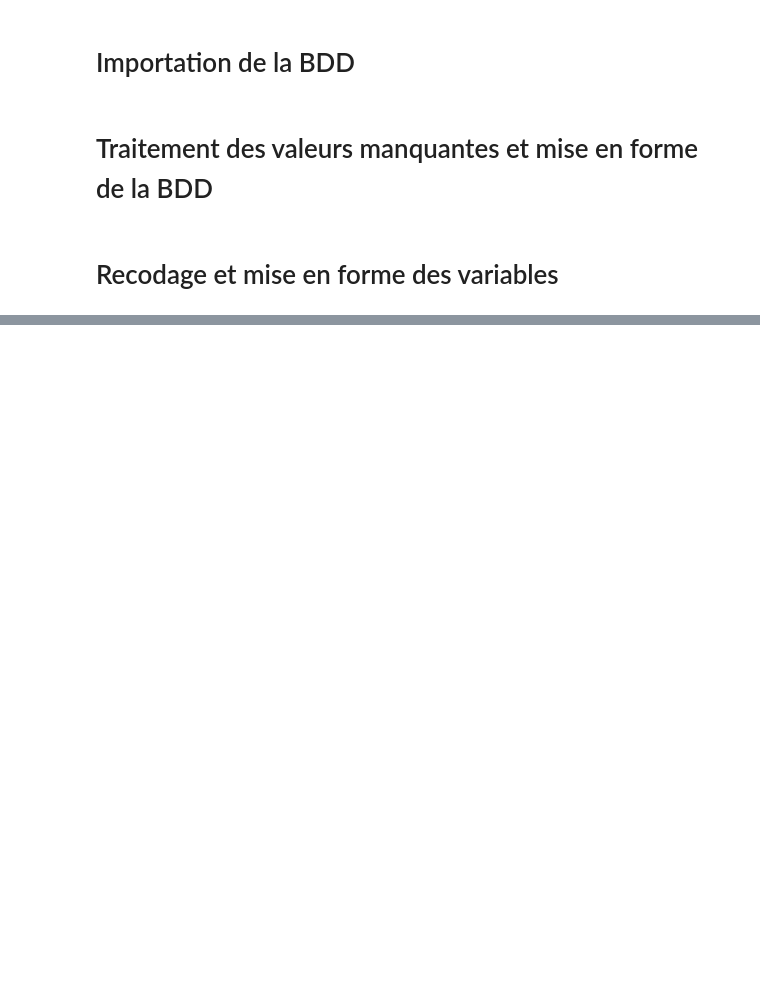
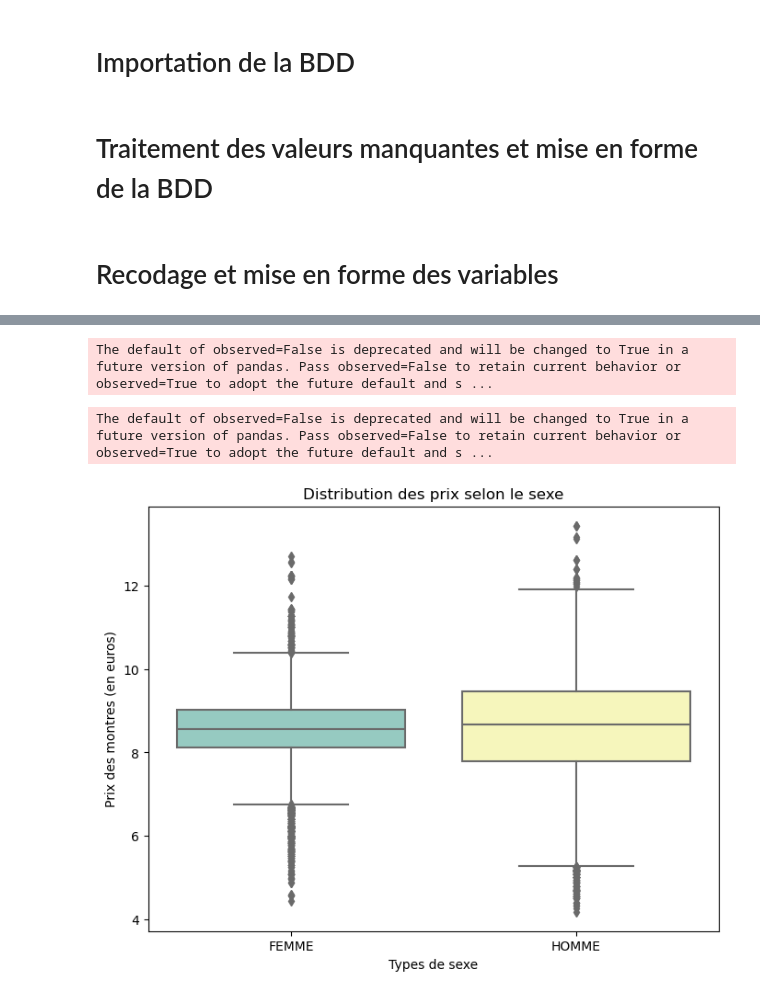
Before and after one commit to Francois-b-24/Clock_industry-second_hand, a Jupyter notebook: scripts/cleaning_analysis/analysis.ipynb, the cells around one changed output, grey strips where cells are left out. Saved outputs shown, nothing was run; the diff lists cells and outputs as text; code cells hidden in the pictures; blank space fills up the shorter version.

```diff
--- a/scripts/cleaning_analysis/analysis.ipynb
+++ b/scripts/cleaning_analysis/analysis.ipynb
@@ -65,0 +180,21 @@ df.to_csv('/Users/f.b/Desktop/Data_Science/Clock_industry/Scripts/Data/verif.csv
+# %%
+stat_sexe = df.groupby('sexe')['prix'].agg(['mean', 'min', 'max', 'std']).reset_index()
+stat_sexe.columns = ['sexe', 'prix_moyen', 'prix_min', 'prix_max', 'ecart_type']
+stat_sexe['prix_moyen'] = stat_sexe['prix_moyen'].round(2)
+stat_sexe['ecart_type'] = stat_sexe['ecart_type'].round(2)
+
+def fig(df):
+    fig = go.Figure(data=[go.Table(
+        header=dict(values=["Sexe","prix_moyen","prix_min", "prix_max", "ecart_type"],
+                    fill_color='paleturquoise',
+                    align='center'),
+        cells=dict(values=[stat_sexe['sexe'], stat_sexe['prix_moyen'], stat_sexe['prix_min'],
+                        stat_sexe['prix_max'], stat_sexe['ecart_type']],
+                fill_color='lavender',
+                align='left'))
+    ])
+
+    fig.update_layout(title="Statistiques par sexe")
+    return fig.show()
+# %% [output]
+The default of observed=False is deprecated and will be changed to True in a future version of pandas. Pass observed=False to retain current behavior or observed=True to adopt the future default and s ...
@@ -65,0 +203,11 @@ df.to_csv('/Users/f.b/Desktop/Data_Science/Clock_industry/Scripts/Data/verif.csv
+# %%
+# Création d'un boxplot pour visualiser la distribution des prix par localisation
+plt.figure(figsize=(8, 6))
+sns.boxplot(x='sexe', y='prix_log', data=df, palette="Set3")
+plt.title('Distribution des prix selon le sexe')
+plt.xlabel('Types de sexe')
+plt.ylabel('Prix des montres (en euros)')
+plt.show()
+# %% [output]
+The default of observed=False is deprecated and will be changed to True in a future version of pandas. Pass observed=False to retain current behavior or observed=True to adopt the future default and s ...
+[figure, added]
```
Also changed, not shown: parts of 25 cells of this notebook, 1 other file.
